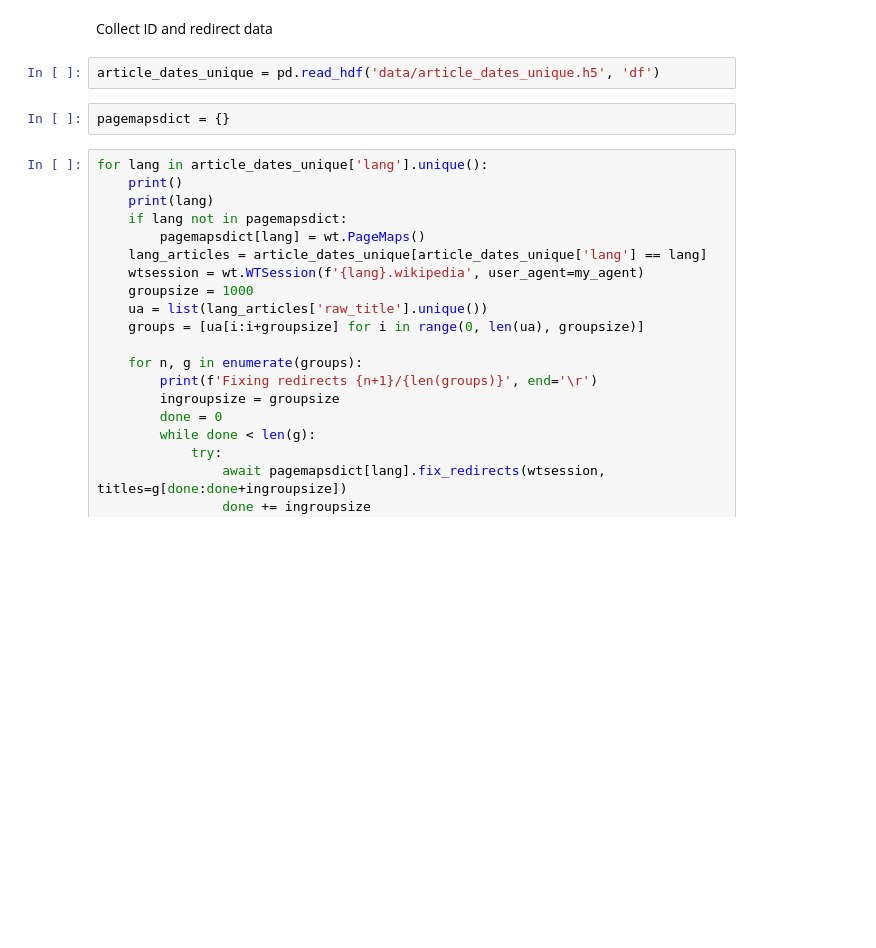
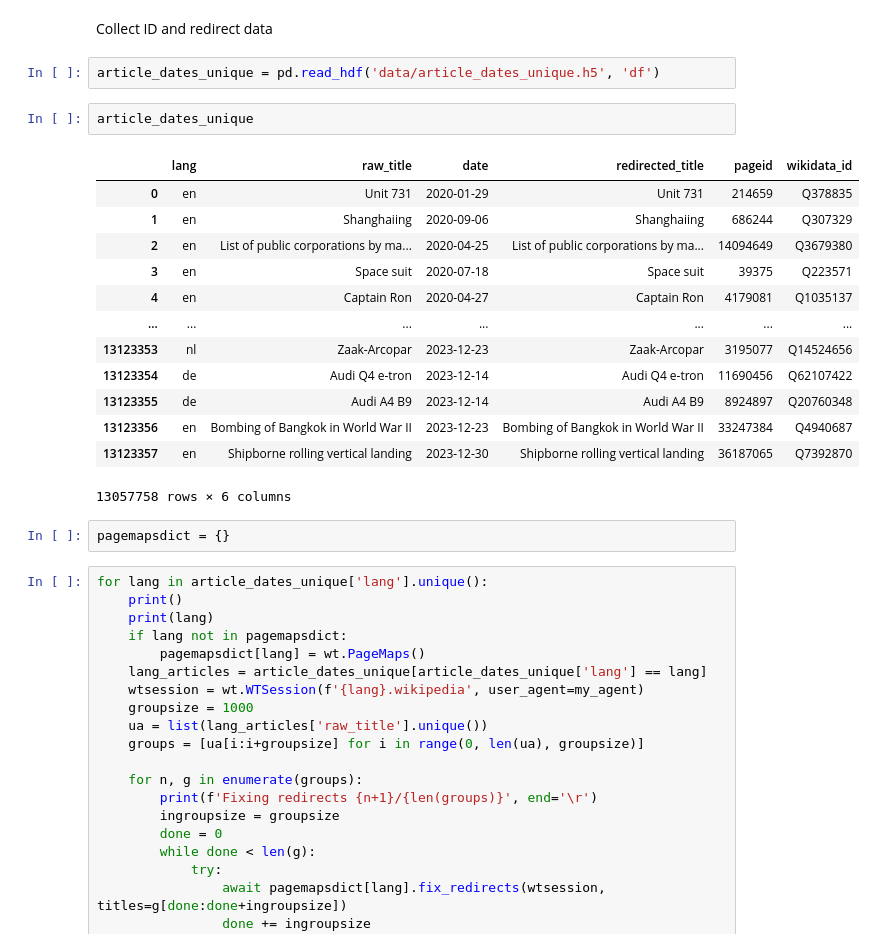
Before and after one commit to pgilders/WikiReddit, a Jupyter notebook: process_urls.ipynb, the cells around one changed output. Drawn from its saved outputs; the diff is of its cells as text; blank space fills up the shorter version.

```diff
--- a/process_urls.ipynb
+++ b/process_urls.ipynb
@@ -151,6 +224,22 @@ article_dates_unique
 Collect ID and redirect data
 # %%
 article_dates_unique = pd.read_hdf('data/article_dates_unique.h5', 'df')
+# %%
+article_dates_unique
+# %% [output]
+|  | lang | raw_title | date | redirected_title | pageid | wikidata_id |
+| 0 | en | Unit 731 | 2020-01-29 | Unit 731 | 214659 | Q378835 |
+| 1 | en | Shanghaiing | 2020-09-06 | Shanghaiing | 686244 | Q307329 |
+| 2 | en | List of public corporations by ma... | 2020-04-25 | List of public corporations by ma... | 14094649 | Q3679380 |
+| 3 | en | Space suit | 2020-07-18 | Space suit | 39375 | Q223571 |
+| 4 | en | Captain Ron | 2020-04-27 | Captain Ron | 4179081 | Q1035137 |
+| ... | ... | ... | ... | ... | ... | ... |
+| 13123353 | nl | Zaak-Arcopar | 2023-12-23 | Zaak-Arcopar | 3195077 | Q14524656 |
+| 13123354 | de | Audi Q4 e-tron | 2023-12-14 | Audi Q4 e-tron | 11690456 | Q62107422 |
+| 13123355 | de | Audi A4 B9 | 2023-12-14 | Audi A4 B9 | 8924897 | Q20760348 |
+| 13123356 | en | Bombing of Bangkok in World War II | 2023-12-23 | Bombing of Bangkok in World War II | 33247384 | Q4940687 |
+| 13123357 | en | Shipborne rolling vertical landing | 2023-12-30 | Shipborne rolling vertical landing | 36187065 | Q7392870 |
+13057758 rows × 6 columns
 # %%
 pagemapsdict = {}
 # %%
```
Also changed, not shown: parts of 11 cells of this notebook, 17 other files.
